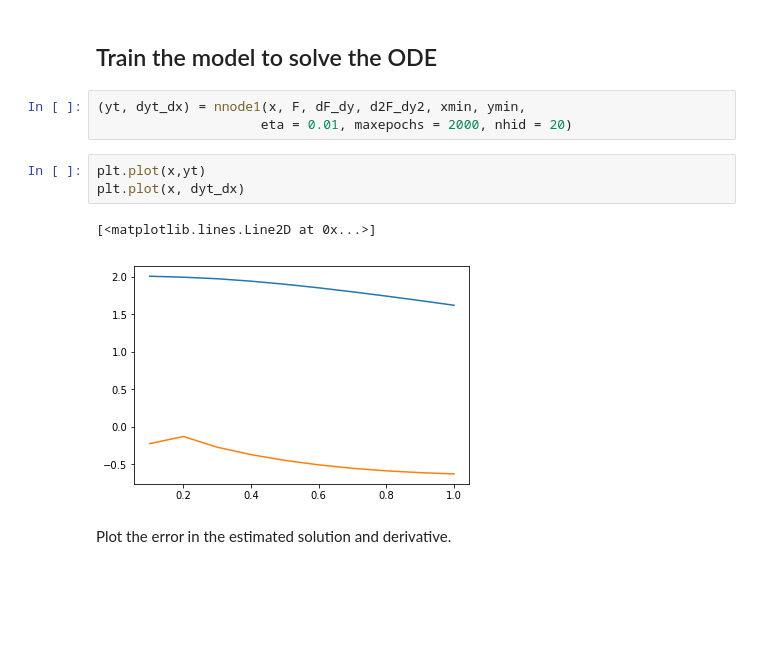
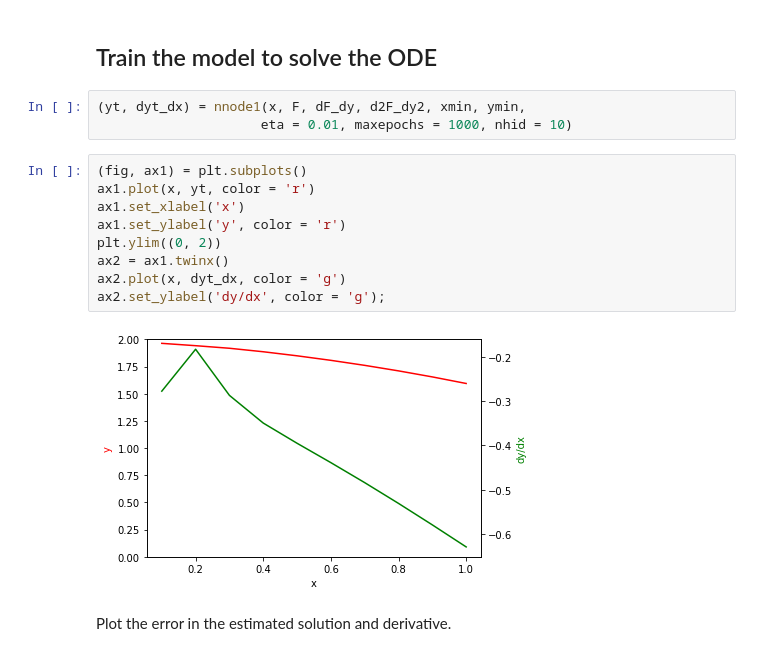
Before and after one commit to elwinter/nnode, a Jupyter notebook: nnode1.ipynb, the cells around one changed output. Cells and saved outputs as stored; diff of their text form; blank space fills up the shorter version.

```diff
--- a/nnode1.ipynb
+++ b/nnode1.ipynb
@@ -63,13 +68,18 @@ x = np.arange(xmin, xmax, dx) + dx
 ## Train the model to solve the ODE
 # %%
 (yt, dyt_dx) = nnode1(x, F, dF_dy, d2F_dy2, xmin, ymin,
-                     eta = 0.01, maxepochs = 2000, nhid = 20)
+                     eta = 0.01, maxepochs = 1000, nhid = 10)
-# %%
-plt.plot(x,yt)
-plt.plot(x, dyt_dx)
-# %% [output]
-[<matplotlib.lines.Line2D at 0x...>]
-[figure, removed]
+# %%
+(fig, ax1) = plt.subplots()
+ax1.plot(x, yt, color = 'r')
+ax1.set_xlabel('x')
+ax1.set_ylabel('y', color = 'r')
+plt.ylim((0, 2))
+ax2 = ax1.twinx()
+ax2.plot(x, dyt_dx, color = 'g')
+ax2.set_ylabel('dy/dx', color = 'g');
+# %% [output]
+[figure, added]
 # %% [markdown]
 Plot the error in the estimated solution and derivative.
 # %%
```
Also changed, not shown: parts of 2 cells of this notebook.
